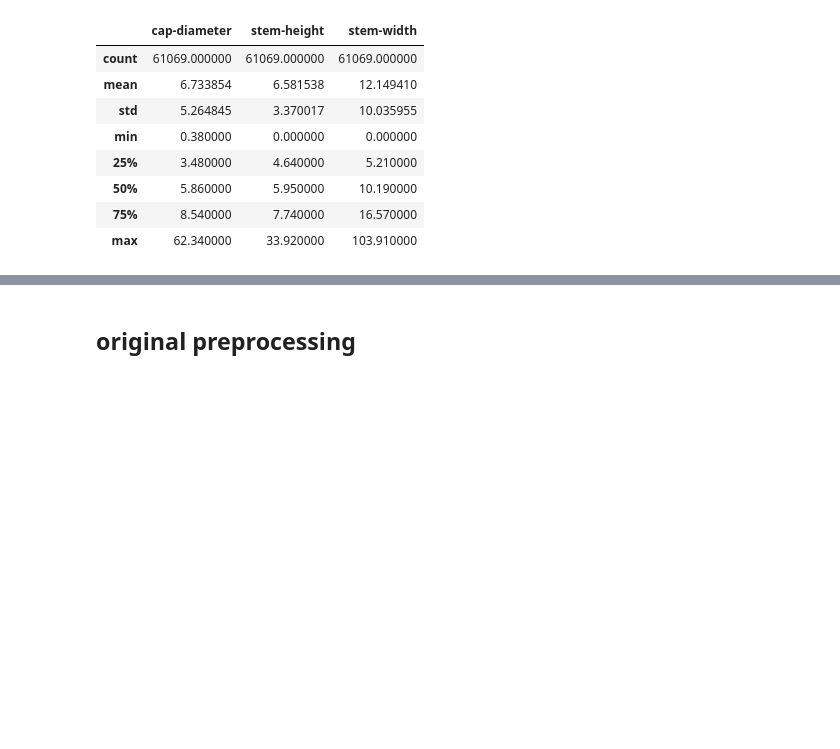
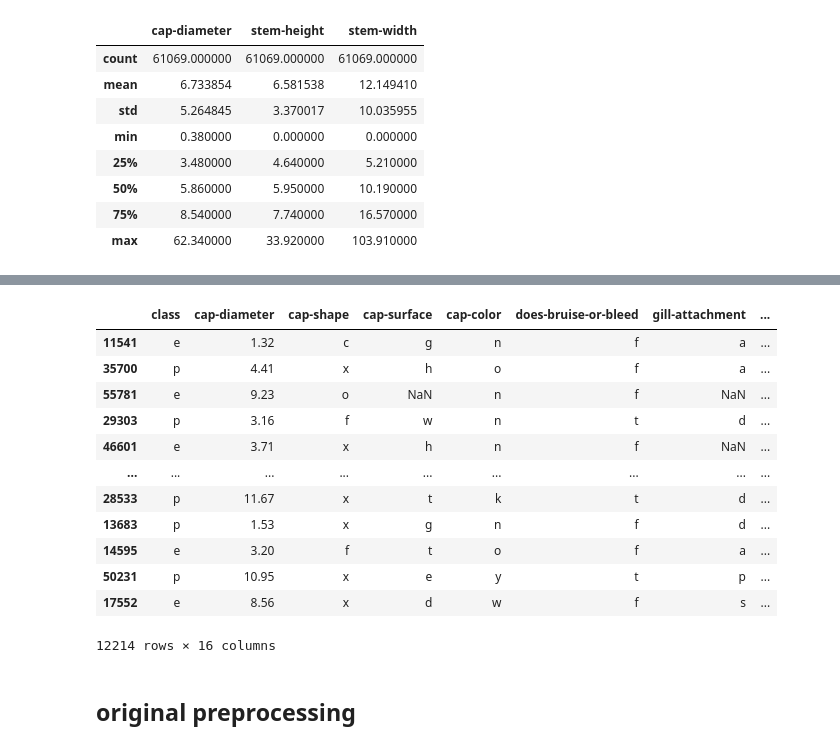
Before and after one commit to GerardoG2/PoisonMushroomClassifier, a Jupyter notebook: Notebooks/datacleaning.ipynb, the cells around one changed output, grey strips where cells are left out. Cells and saved outputs as stored; diff of their text form; code cells hidden in the pictures; blank space fills up the shorter version.

```diff
--- a/Notebooks/datacleaning.ipynb
+++ b/Notebooks/datacleaning.ipynb
@@ -171,0 +359,16 @@ train_df, test_df = train_test_split(df, test_size = .2, random_state=42)
+# %%
+test_df
+# %% [output]
+|  | class | cap-diameter | cap-shape | cap-surface | cap-color | does-bruise-or-bleed | gill-attachment | ... |
+| 11541 | e | 1.32 | c | g | n | f | a | ... |
+| 35700 | p | 4.41 | x | h | o | f | a | ... |
+| 55781 | e | 9.23 | o | NaN | n | f | NaN | ... |
+| 29303 | p | 3.16 | f | w | n | t | d | ... |
+| 46601 | e | 3.71 | x | h | n | f | NaN | ... |
+| ... | ... | ... | ... | ... | ... | ... | ... | ... |
+| 28533 | p | 11.67 | x | t | k | t | d | ... |
+| 13683 | p | 1.53 | x | g | n | f | d | ... |
+| 14595 | e | 3.20 | f | t | o | f | a | ... |
+| 50231 | p | 10.95 | x | e | y | t | p | ... |
+| 17552 | e | 8.56 | x | d | w | f | s | ... |
+12214 rows × 16 columns
```
Also changed, not shown: parts of 21 cells of this notebook, 5 other files.
